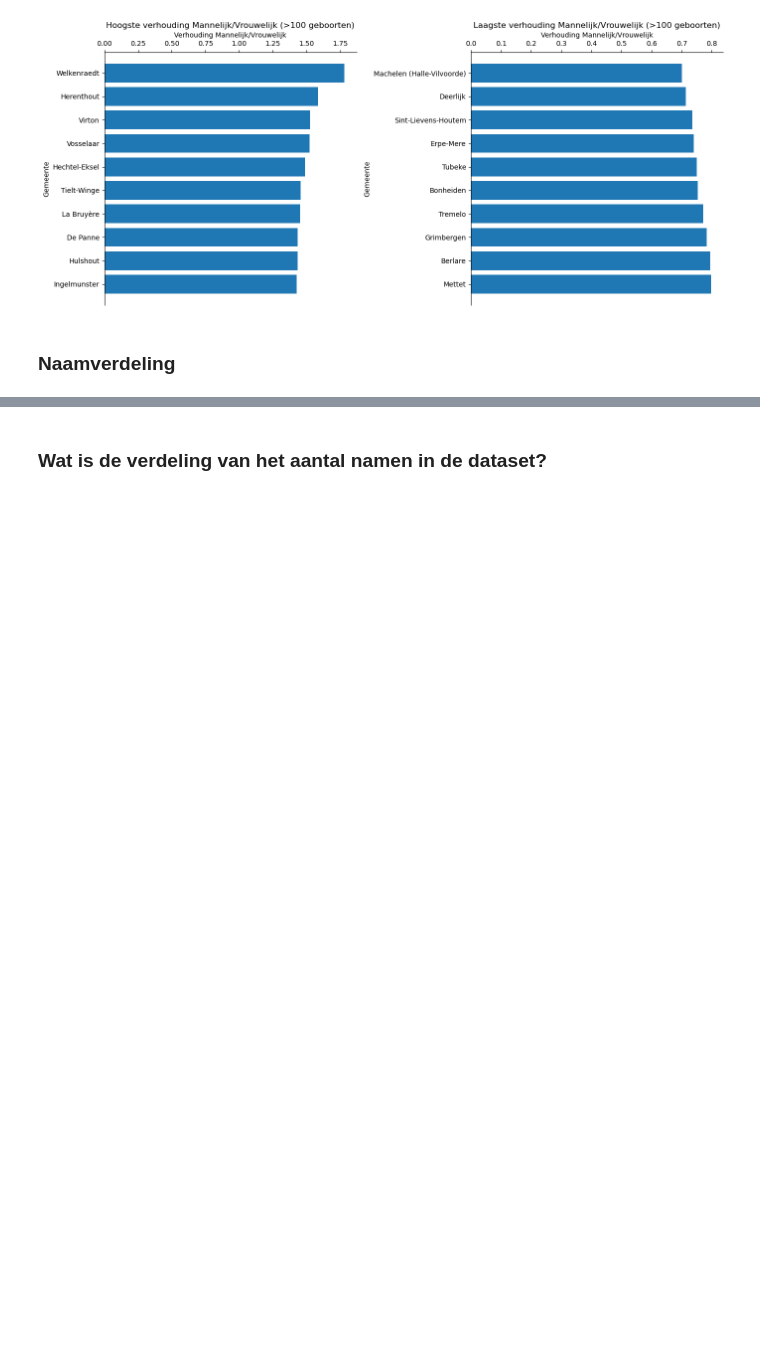
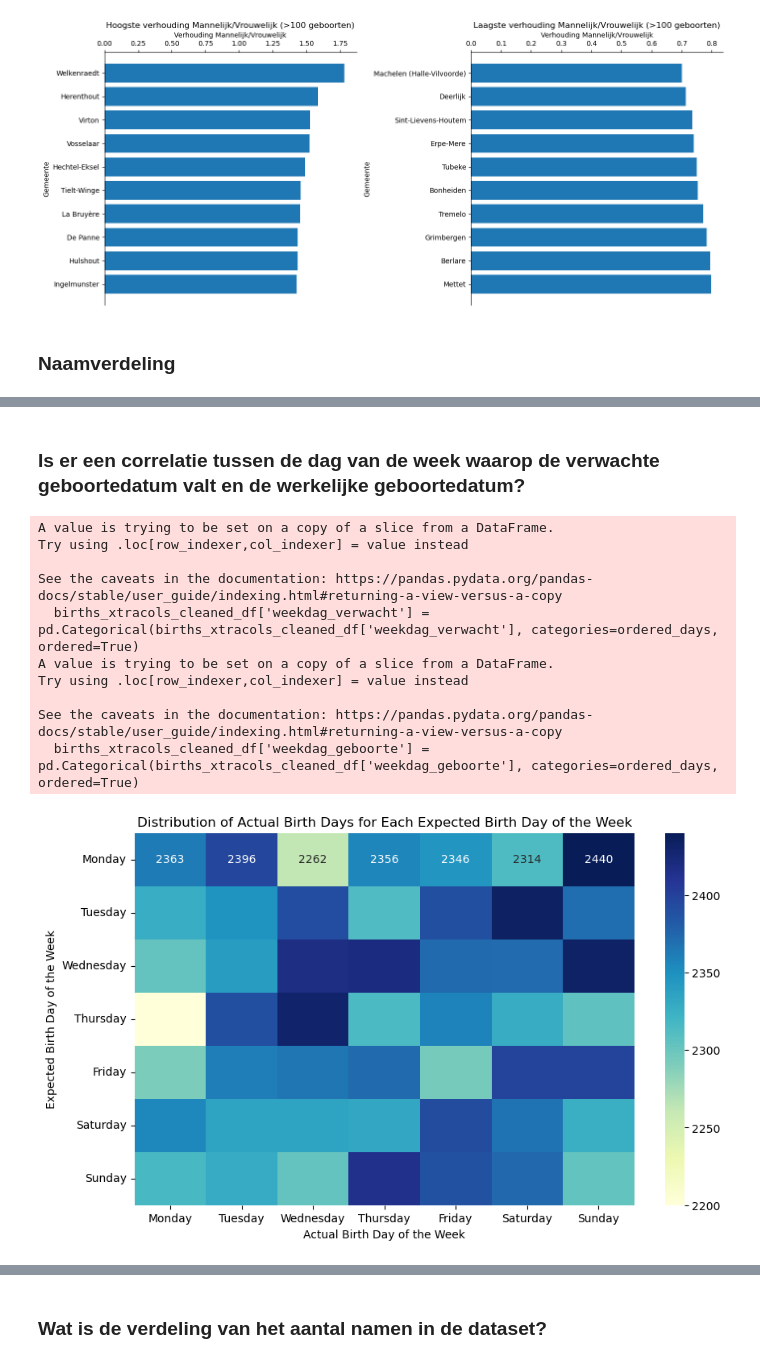
Before and after one commit to craftyraf/examen-raf-juni-2024, a Jupyter notebook: notebooks/examen_deel2.ipynb, the cells around one changed output, grey strips where cells are left out. Drawn from its saved outputs; the diff is of its cells as text; code cells hidden in the pictures; blank space fills up the shorter version.

```diff
--- a/notebooks/examen_deel2.ipynb
+++ b/notebooks/examen_deel2.ipynb
@@ -458,0 +526,50 @@ histogram_plot(data=unique_names_counts,
+# %% [markdown]
+### Is er een correlatie tussen de dag van de week waarop de verwachte geboortedatum valt en de werkelijke geboortedatum?
+# %%
+# Ensure week days are ordered in English
+ordered_days = ['Monday', 'Tuesday', 'Wednesday', 'Thursday', 'Friday', 'Saturday', 'Sunday']
+
+# Check if the DataFrame has the expected columns
+if 'weekdag_verwacht' not in births_xtracols_cleaned_df.columns or 'weekdag_geboorte' not in births_xtracols_cleaned_df.columns:
+    print("Error: The DataFrame is missing one or more expected columns.")
+    exit()
+
+# Set the categorical data type with the correct order
+births_xtracols_cleaned_df['weekdag_verwacht'] = pd.Categorical(births_xtracols_cleaned_df['weekdag_verwacht'], categories=ordered_days, ordered=True)
+births_xtracols_cleaned_df['weekdag_geboorte'] = pd.Categorical(births_xtracols_cleaned_df['weekdag_geboorte'], categories=ordered_days, ordered=True)
+
+# Check for missing values after conversion
+if births_xtracols_cleaned_df[['weekdag_verwacht', 'weekdag_geboorte']].isnull().values.any():
+    print("Error: Missing values detected after categorical conversion.")
+    exit()
+
+# Create a crosstab to show the distribution of actual birth days for each expected birth day of the week
+crosstab = pd.crosstab(births_xtracols_cleaned_df['weekdag_verwacht'], births_xtracols_cleaned_df['weekdag_geboorte'])
+
+# Reindex to ensure correct order (this step should not be necessary if categorical conversion is correct)
+crosstab = crosstab.reindex(index=ordered_days, columns=ordered_days, fill_value=0)
+
+# Check if the crosstab is empty
+if crosstab.empty:
+    print("Error: The crosstab is empty.")
+    exit()
+else:
+    # Visualize the crosstab using a heatmap
+    plt.figure(figsize=(10, 6))
+    sns.heatmap(crosstab, annot=True, fmt='d', cmap='YlGnBu')
+    plt.title('Distribution of Actual Birth Days for Each Expected Birth Day of the Week')
+    plt.xlabel('Actual Birth Day of the Week')
+    plt.ylabel('Expected Birth Day of the Week')
+    plt.show()
+# %% [output]
+A value is trying to be set on a copy of a slice from a DataFrame.
+Try using .loc[row_indexer,col_indexer] = value instead
+
+See the caveats in the documentation: https://pandas.pydata.org/pandas-docs/stable/user_guide/indexing.html#returning-a-view-versus-a-copy
+  births_xtracols_cleaned_df['weekdag_verwacht'] = pd.Categorical(births_xtracols_cleaned_df['weekdag_verwacht'], categories=ordered_days, ordered=True)
+A value is trying to be set on a copy of a slice from a DataFrame.
+Try using .loc[row_indexer,col_indexer] = value instead
+
+See the caveats in the documentation: https://pandas.pydata.org/pandas-docs/stable/user_guide/indexing.html#returning-a-view-versus-a-copy
+  births_xtracols_cleaned_df['weekdag_geboorte'] = pd.Categorical(births_xtracols_cleaned_df['weekdag_geboorte'], categories=ordered_days, ordered=True)
+[figure, added]
```
Also changed, not shown: parts of 14 cells of this notebook.
